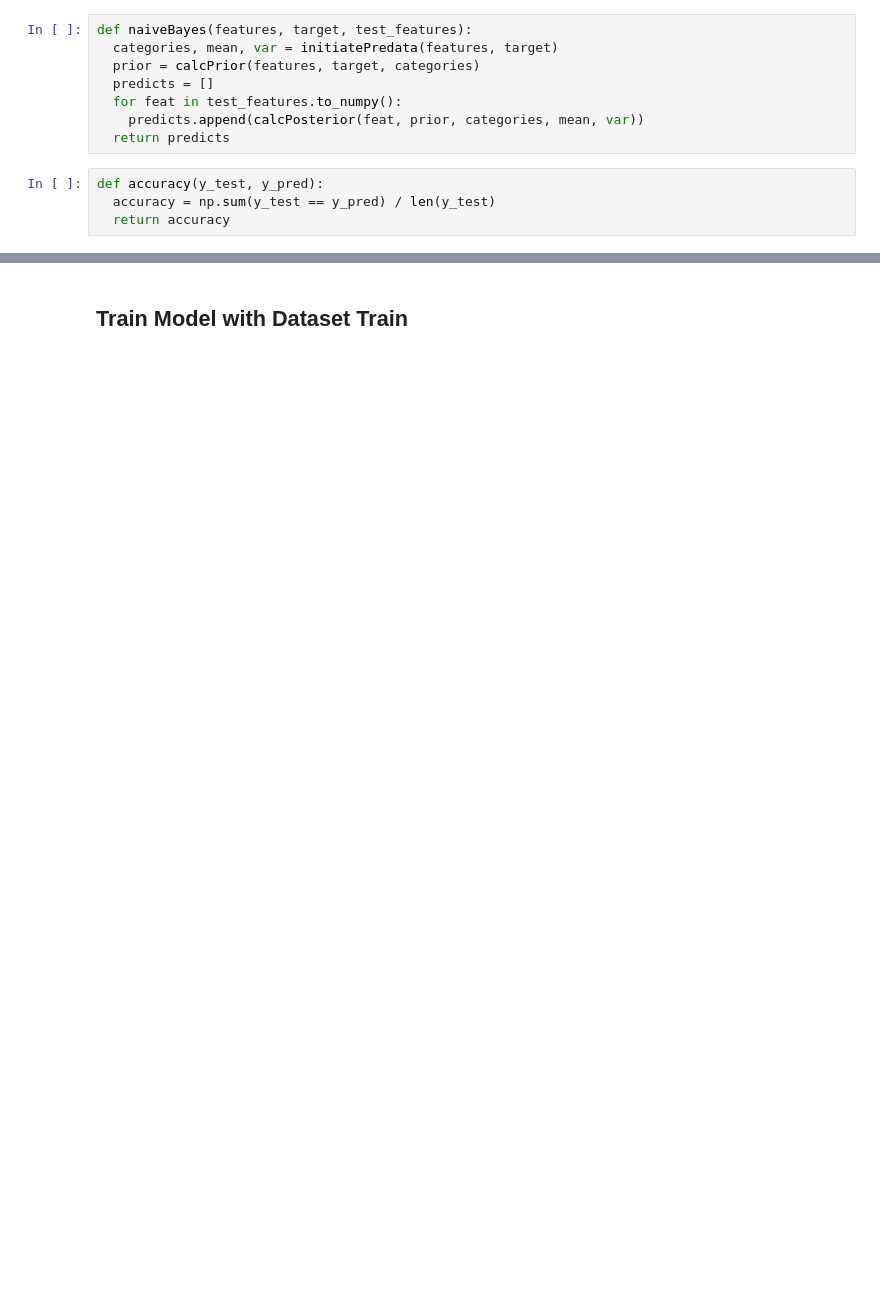
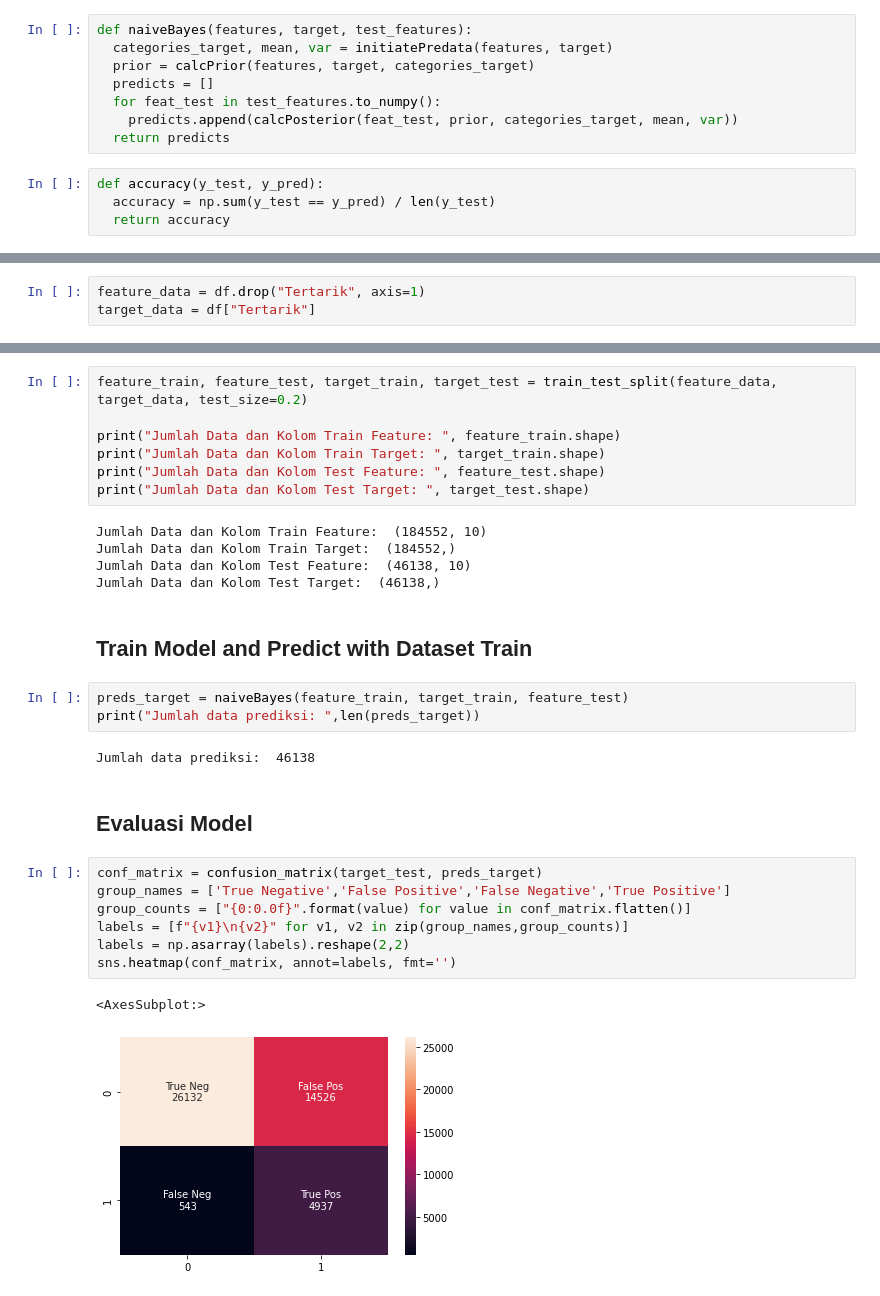
Before and after one commit to alfi2811/Tubes-Pembelajaran-Mesin-Classification, a Jupyter notebook: classificationData.ipynb, the cells around one changed output, grey strips where cells are left out. Drawn from its saved outputs; the diff is of its cells as text; blank space fills up the shorter version.

```diff
--- a/classificationData.ipynb
+++ b/classificationData.ipynb
@@ -102,11 +111,11 @@ def calcPosterior(x, prior, categories, mean, var):
 ### Main Function
 # %%
 def naiveBayes(features, target, test_features):
-  categories, mean, var = initiatePredata(features, target)
-  prior = calcPrior(features, target, categories)
+  categories_target, mean, var = initiatePredata(features, target)
+  prior = calcPrior(features, target, categories_target)
   predicts = []
-  for feat in test_features.to_numpy():
-    predicts.append(calcPosterior(feat, prior, categories, mean, var))
+  for feat_test in test_features.to_numpy():
+    predicts.append(calcPosterior(feat_test, prior, categories_target, mean, var))
   return predicts
 # %%
 def accuracy(y_test, y_pred):
@@ -114,0 +126,3 @@ def accuracy(y_test, y_pred):
+# %%
+feature_data = df.drop("Tertarik", axis=1)
+target_data = df["Tertarik"]
@@ -115,2 +131,31 @@ def accuracy(y_test, y_pred):
+# %%
+feature_train, feature_test, target_train, target_test = train_test_split(feature_data, target_data, test_size=0.2)
+
+print("Jumlah Data dan Kolom Train Feature: ", feature_train.shape)
+print("Jumlah Data dan Kolom Train Target: ", target_train.shape)
+print("Jumlah Data dan Kolom Test Feature: ", feature_test.shape)
+print("Jumlah Data dan Kolom Test Target: ", target_test.shape)
+# %% [output]
+Jumlah Data dan Kolom Train Feature:  (184552, 10)
+Jumlah Data dan Kolom Train Target:  (184552,)
+Jumlah Data dan Kolom Test Feature:  (46138, 10)
+Jumlah Data dan Kolom Test Target:  (46138,)
 # %% [markdown]
-## Train Model with Dataset Train
+## Train Model and Predict with Dataset Train
+# %%
+preds_target = naiveBayes(feature_train, target_train, feature_test)
+print("Jumlah data prediksi: ",len(preds_target))
+# %% [output]
+Jumlah data prediksi:  46138
+# %% [markdown]
+## Evaluasi Model
+# %%
+conf_matrix = confusion_matrix(target_test, preds_target)
+group_names = ['True Negative','False Positive','False Negative','True Positive']
+group_counts = ["{0:0.0f}".format(value) for value in conf_matrix.flatten()]
+labels = [f"{v1}\n{v2}" for v1, v2 in zip(group_names,group_counts)]
+labels = np.asarray(labels).reshape(2,2)
+sns.heatmap(conf_matrix, annot=labels, fmt='')
+# %% [output]
+<AxesSubplot:>
+[figure, added]
```
Also changed, not shown: parts of 24 cells of this notebook, 5 other files.
